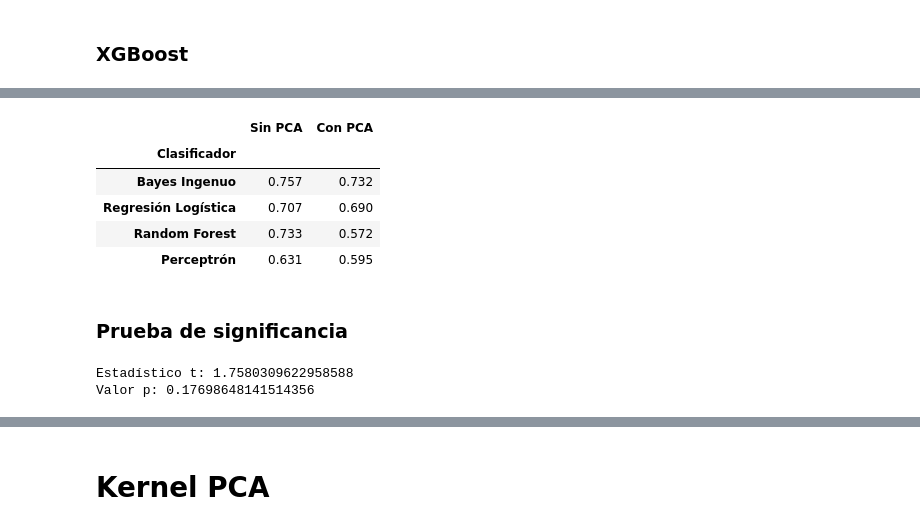
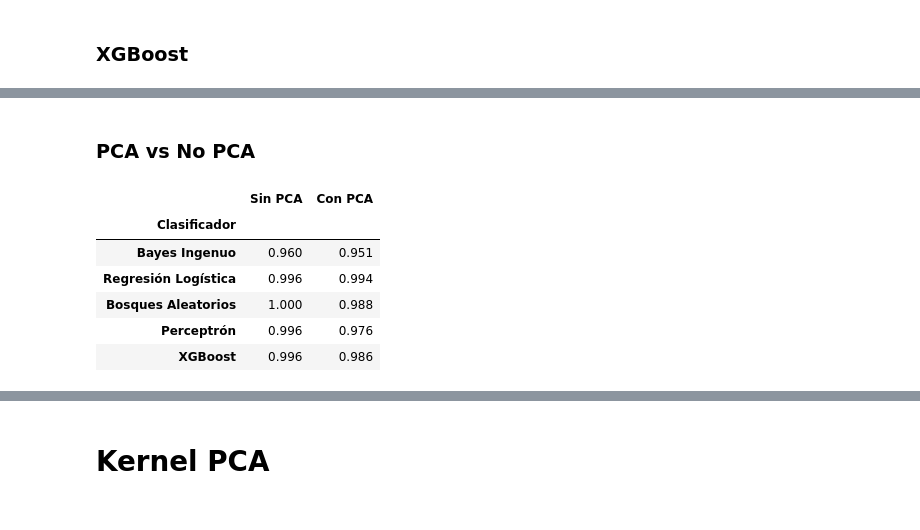
Before and after one commit to DanielRosadoRodriguez/HAR-Analysis, a Jupyter notebook: 2_mhealth/Dataset 1 - MHEALTH.ipynb, the cells around one changed output, grey strips where cells are left out. Saved outputs shown, nothing was run; the diff lists cells and outputs as text; code cells hidden in the pictures.

```diff
--- a/2_mhealth/Dataset 1 - MHEALTH.ipynb
+++ b/2_mhealth/Dataset 1 - MHEALTH.ipynb
@@ -1336,5 +1517,5 @@ Average score: 0.7323962824321656
 # %%
 from sklearn.linear_model import LogisticRegression
 lr = LogisticRegression(max_iter=1000)
-lr_pca_results = pipelinear_with_pca(lr, X, y)
+lr_pca_results = pipeline_pca(lr, X, y_encoded)
 # %% [output]
@@ -1348,5 +1541,5 @@ Average score: 0.6897160708555206
 # %%
 from sklearn.ensemble import RandomForestClassifier
 rf = RandomForestClassifier()
-rf_pca_results = pipelinear_with_pca(rf, X, y)
+rf_pca_results = pipeline_pca(rf, X, y_encoded)
 # %% [output]
@@ -1360,5 +1565,5 @@ Average score: 0.5723515787828622
 # %%
 from sklearn.linear_model import Perceptron
 perceptron = Perceptron()
-percep_pca_results = pipelinear_with_pca(perceptron, X, y)
+percep_pca_results = pipeline_pca(perceptron, X, y_encoded)
 # %% [output]
@@ -1370,8 +1587,7 @@ Average score: 0.5948677333810987
 # %% [markdown]
 ### XGBoost
 # %%
-!pip install -q xgboost
 from xgboost import XGBClassifier
 xgb = XGBClassifier()
-xgb_pca_results = pipelinear_with_pca(xgb, X, y)
+xgb_pca_results = pipeline_pca(xgb, X, y_encoded)
 # %% [output]
@@ -1389,54 +1611,42 @@ Average score: 0.688703708313848
+# %% [markdown]
+### PCA vs No PCA
 # %%
-import numpy as np
-import pandas as pd
-
-df = pd.DataFrame([
+# Construimos el DataFrame usando la mediana, con nombres de columna limpios
+performance_comparison_PCA = pd.DataFrame([
     {
         "Clasificador": "Bayes Ingenuo",
-        "Sin PCA": np.mean(nb_results),
-        "Con PCA": np.mean(nb_pca_results)
+        "Sin PCA": np.median(nb_results[0]),
+        "Con PCA": np.median(nb_pca_results[0])
     },
     {
         "Clasificador": "Regresión Logística",
-        "Sin PCA": np.mean(lr_results),
-        "Con PCA": np.mean(lr_pca_results)
+        "Sin PCA": np.median(lr_results[0]),
+        "Con PCA": np.median(lr_pca_results[0])
     },
     {
-        "Clasificador": "Random Forest",
-        "Sin PCA": np.mean(rf_results),
-        "Con PCA": np.mean(rf_pca_results)
+        "Clasificador": "Bosques Aleatorios",
+        "Sin PCA": np.median(rf_results[0]),
+        "Con PCA": np.median(rf_pca_results[0])
     },
     {
         "Clasificador": "Perceptrón",
-        "Sin PCA": np.mean(percep_results),
-        "Con PCA": np.mean(percep_pca_results)
+        "Sin PCA": np.median(percep_results[0]),
+        "Con PCA": np.median(percep_pca_results[0])
     },
-    # {
-    #     "Clasificador": "XGBoost",
-    #     "Sin PCA": np.mean(xgb_results),
-    #     "Con PCA": np.mean(xgb_pca_results)
-    # }
+    {
+        "Clasificador": "XGBoost",
+        "Sin PCA": np.median(xgb_results[0]),
+        "Con PCA": np.median(xgb_pca_results[0])
+    }
 ])
 
-
-df.set_index("Clasificador", inplace=True)
-
-df
+performance_comparison_PCA.set_index("Clasificador", inplace=True)
+performance_comparison_PCA
 # %% [output]
 |  | Sin PCA | Con PCA |
 | Clasificador |  |  |
-| Bayes Ingenuo | 0.757 | 0.732 |
-| Regresión Logística | 0.707 | 0.690 |
-| Random Forest | 0.733 | 0.572 |
-| Perceptrón | 0.631 | 0.595 |
+| Bayes Ingenuo | 0.960 | 0.951 |
+| Regresión Logística | 0.996 | 0.994 |
+| Bosques Aleatorios | 1.000 | 0.988 |
+| Perceptrón | 0.996 | 0.976 |
+| XGBoost | 0.996 | 0.986 |
-# %% [markdown]
-### Prueba de significancia
-# %%
-from scipy.stats import ttest_rel
-
-t_stat, p_value = ttest_rel(df['Sin PCA'], df['Con PCA'])
-print("Estadístico t:", t_stat)
-print("Valor p:", p_value)
-# %% [output]
-Estadístico t: 1.7580309622958588
-Valor p: 0.17698648141514356
```
Also changed, not shown: parts of 117 cells of this notebook.
